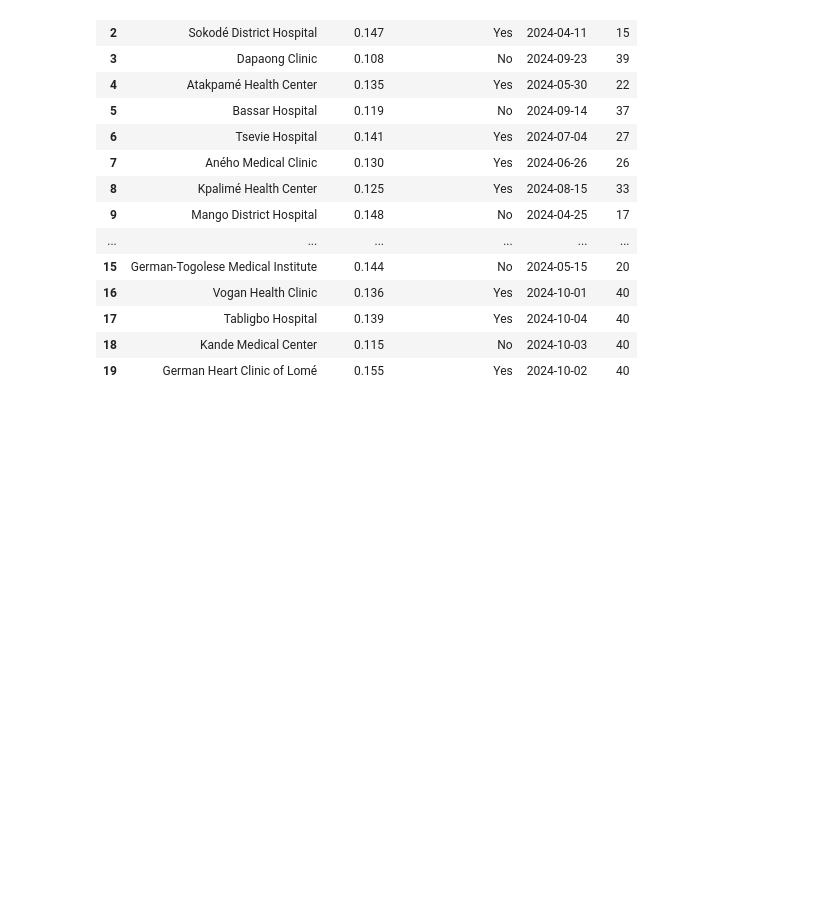
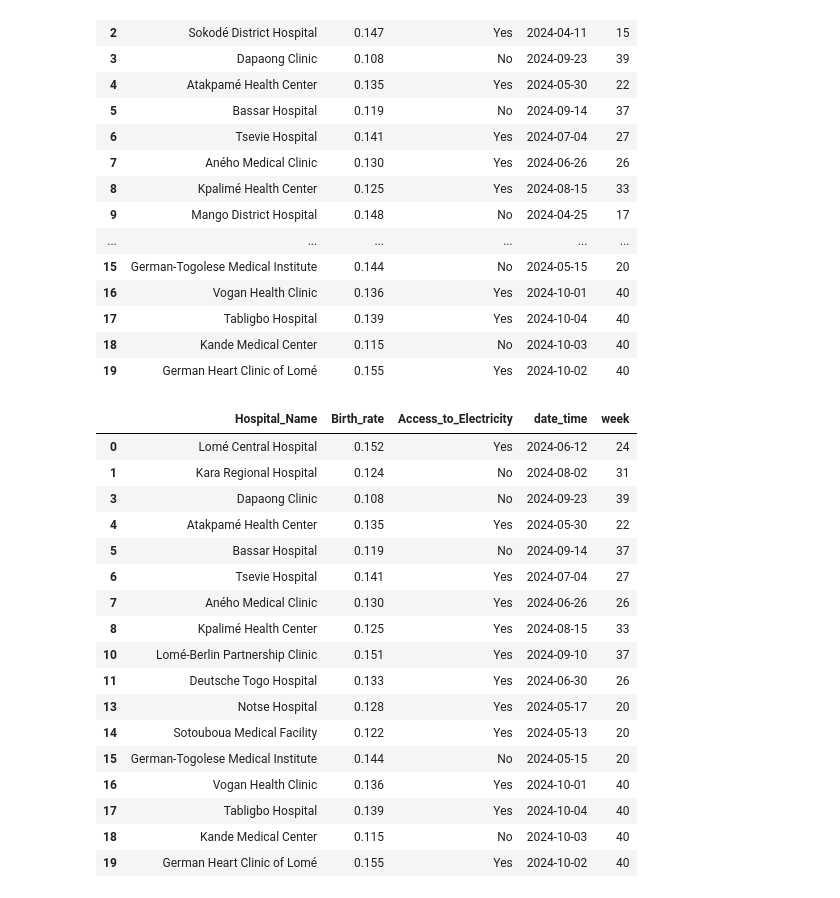
Before and after one commit to lekoundanmgedeon/data-preprocessing-daily-reports, a Jupyter notebook: module_02/01_Series_and_DataFrames.ipynb, the cells around one changed output. Saved outputs shown, nothing was run; the diff lists cells and outputs as text; code cells hidden in the pictures; blank space fills up the shorter version.

```diff
--- a/module_02/01_Series_and_DataFrames.ipynb
+++ b/module_02/01_Series_and_DataFrames.ipynb
@@ -524,3 +524,26 @@ df_togo
 | 17 | Tabligbo Hospital | 0.139 | Yes | 2024-10-04 | 40 |
 | 18 | Kande Medical Center | 0.115 | No | 2024-10-03 | 40 |
 | 19 | German Heart Clinic of Lomé | 0.155 | Yes | 2024-10-02 | 40 |
+# %%
+
+df_filtre = df_togo[(df_togo['week'] >= 20) & (df_togo['week'] <= 40 )]
+df_filtre
+# %% [output]
+|  | Hospital_Name | Birth_rate | Access_to_Electricity | date_time | week |
+| 0 | Lomé Central Hospital | 0.152 | Yes | 2024-06-12 | 24 |
+| 1 | Kara Regional Hospital | 0.124 | No | 2024-08-02 | 31 |
+| 3 | Dapaong Clinic | 0.108 | No | 2024-09-23 | 39 |
+| 4 | Atakpamé Health Center | 0.135 | Yes | 2024-05-30 | 22 |
+| 5 | Bassar Hospital | 0.119 | No | 2024-09-14 | 37 |
+| 6 | Tsevie Hospital | 0.141 | Yes | 2024-07-04 | 27 |
+| 7 | Aného Medical Clinic | 0.130 | Yes | 2024-06-26 | 26 |
+| 8 | Kpalimé Health Center | 0.125 | Yes | 2024-08-15 | 33 |
+| 10 | Lomé-Berlin Partnership Clinic | 0.151 | Yes | 2024-09-10 | 37 |
+| 11 | Deutsche Togo Hospital | 0.133 | Yes | 2024-06-30 | 26 |
+| 13 | Notse Hospital | 0.128 | Yes | 2024-05-17 | 20 |
+| 14 | Sotouboua Medical Facility | 0.122 | Yes | 2024-05-13 | 20 |
+| 15 | German-Togolese Medical Institute | 0.144 | No | 2024-05-15 | 20 |
+| 16 | Vogan Health Clinic | 0.136 | Yes | 2024-10-01 | 40 |
+| 17 | Tabligbo Hospital | 0.139 | Yes | 2024-10-04 | 40 |
+| 18 | Kande Medical Center | 0.115 | No | 2024-10-03 | 40 |
+| 19 | German Heart Clinic of Lomé | 0.155 | Yes | 2024-10-02 | 40 |
```
Also changed, not shown: parts of 1 cell of this notebook, 1 other file.
